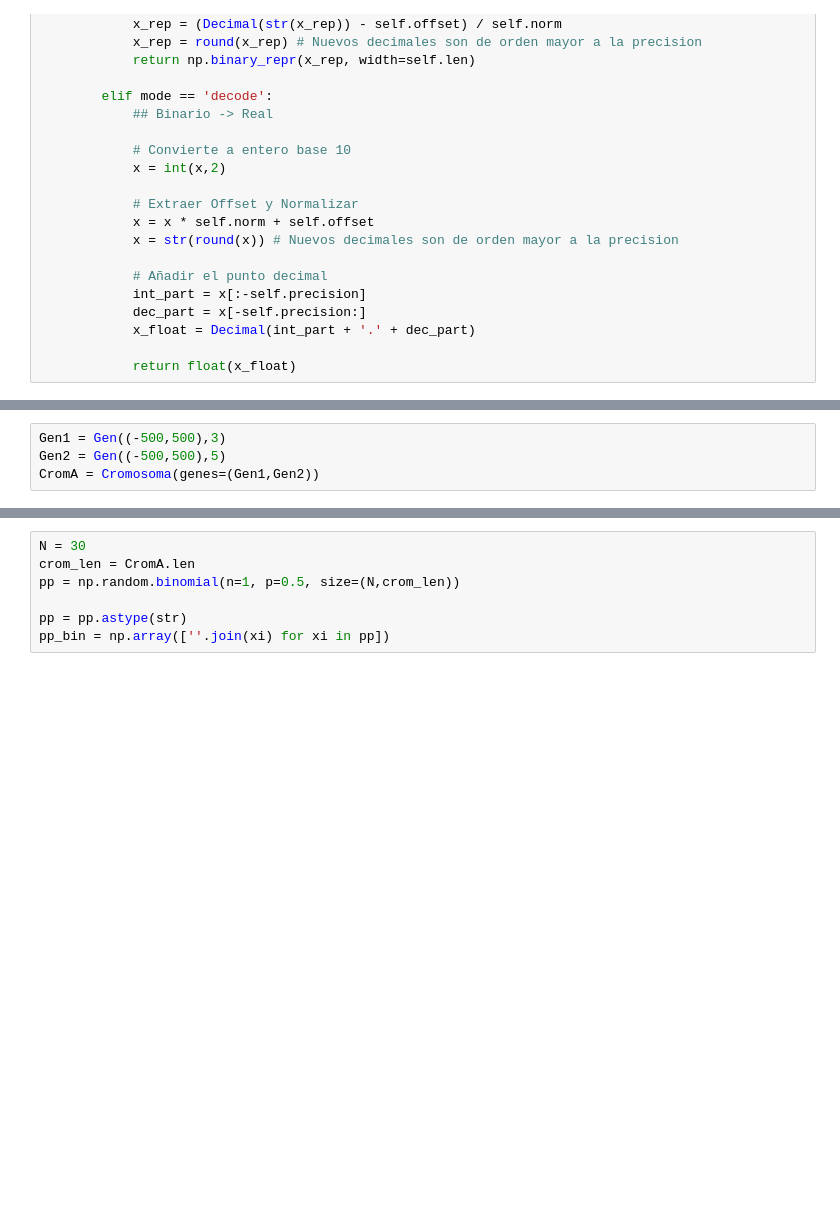
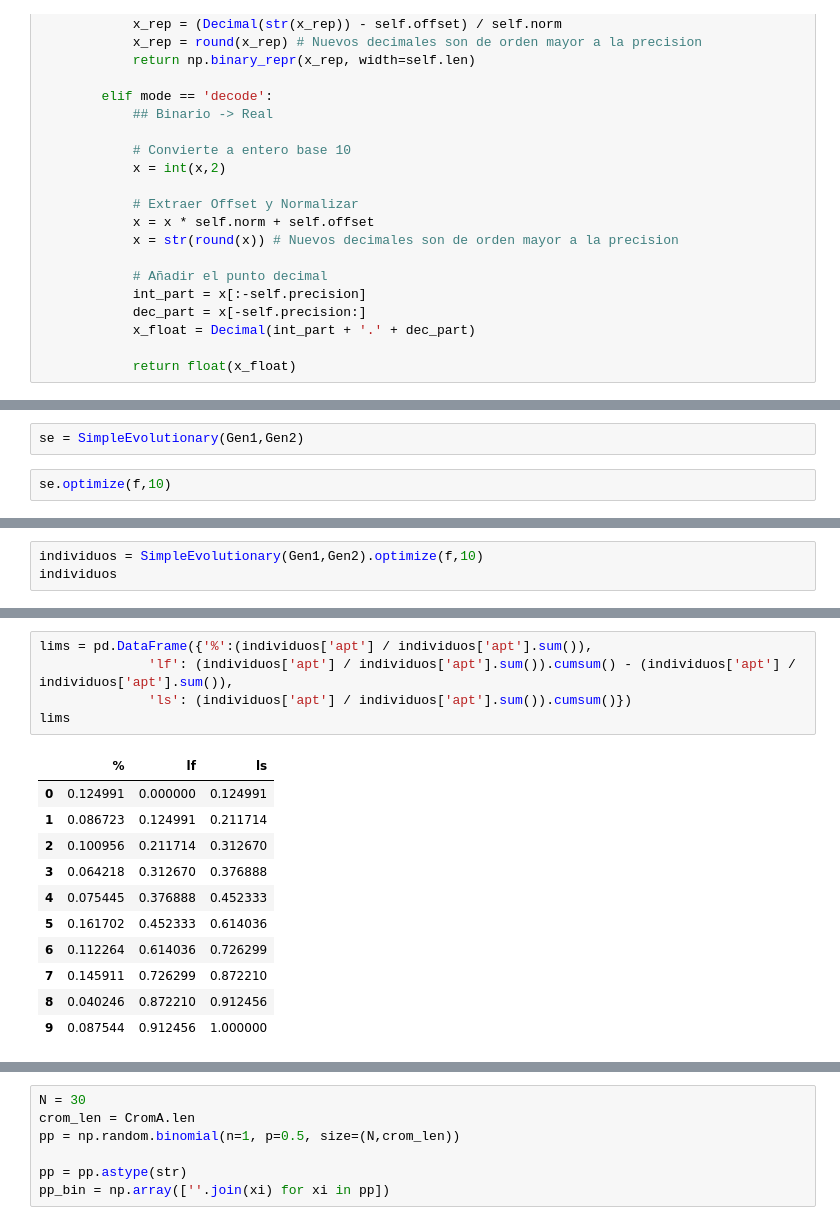
Before and after one commit to JafetMoon/dia-mod6-simple-evolutionary-algorithm, a Jupyter notebook: simple_evolutionary_algorithm.ipynb, the cells around one changed output, grey strips where cells are left out. Saved outputs shown, nothing was run; the diff lists cells and outputs as text; blank space fills up the shorter version.

Commit message:
SimpleEvolutionary Class & Cross
SimpleEvolutionary is a class for the evolutionary algorithm.
New methods:
- ruleta: Parents random selection
- cruza: Crosspoint operator

```diff
--- a/simple_evolutionary_algorithm.ipynb
+++ b/simple_evolutionary_algorithm.ipynb
@@ -175,5 +226,5 @@ Gen2 = Gen((-500,500),5)
 CromA = Cromosoma(Gen1,Gen2)
-# %%
-Gen1 = Gen((-500,500),3)
-Gen2 = Gen((-500,500),5)
-CromA = Cromosoma(genes=(Gen1,Gen2))
+# %%
+se = SimpleEvolutionary(Gen1,Gen2)
+# %%
+se.optimize(f,10)
@@ -179,0 +308,3 @@ CromA = Cromosoma(genes=(Gen1,Gen2))
+# %%
+individuos = SimpleEvolutionary(Gen1,Gen2).optimize(f,10)
+individuos
@@ -179,0 +332,17 @@ CromA = Cromosoma(genes=(Gen1,Gen2))
+# %%
+lims = pd.DataFrame({'%':(individuos['apt'] / individuos['apt'].sum()),
+              'lf': (individuos['apt'] / individuos['apt'].sum()).cumsum() - (individuos['apt'] / individuos['apt'].sum()),
+              'ls': (individuos['apt'] / individuos['apt'].sum()).cumsum()})
+lims
+# %% [output]
+|  | % | lf | ls |
+| 0 | 0.124991 | 0.000000 | 0.124991 |
+| 1 | 0.086723 | 0.124991 | 0.211714 |
+| 2 | 0.100956 | 0.211714 | 0.312670 |
+| 3 | 0.064218 | 0.312670 | 0.376888 |
+| 4 | 0.075445 | 0.376888 | 0.452333 |
+| 5 | 0.161702 | 0.452333 | 0.614036 |
+| 6 | 0.112264 | 0.614036 | 0.726299 |
+| 7 | 0.145911 | 0.726299 | 0.872210 |
+| 8 | 0.040246 | 0.872210 | 0.912456 |
+| 9 | 0.087544 | 0.912456 | 1.000000 |
```
Also changed, not shown: parts of 28 cells of this notebook.
